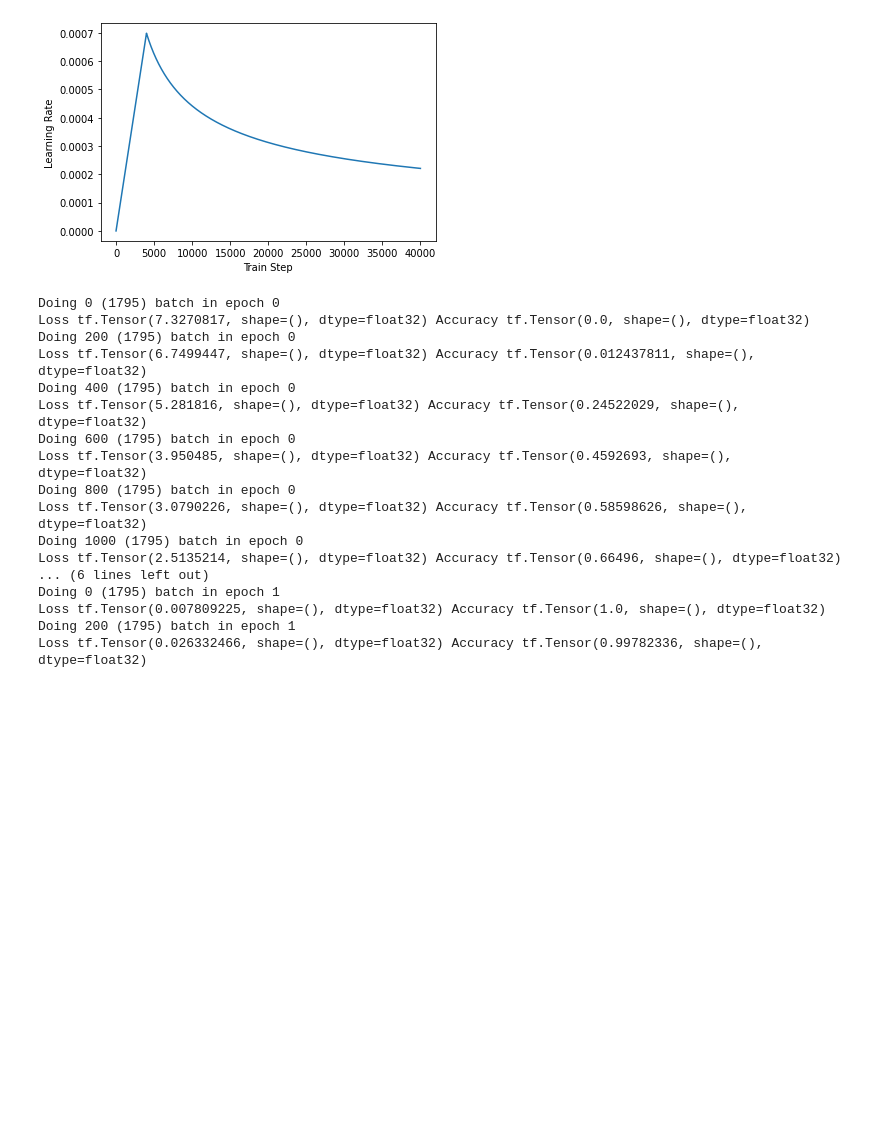
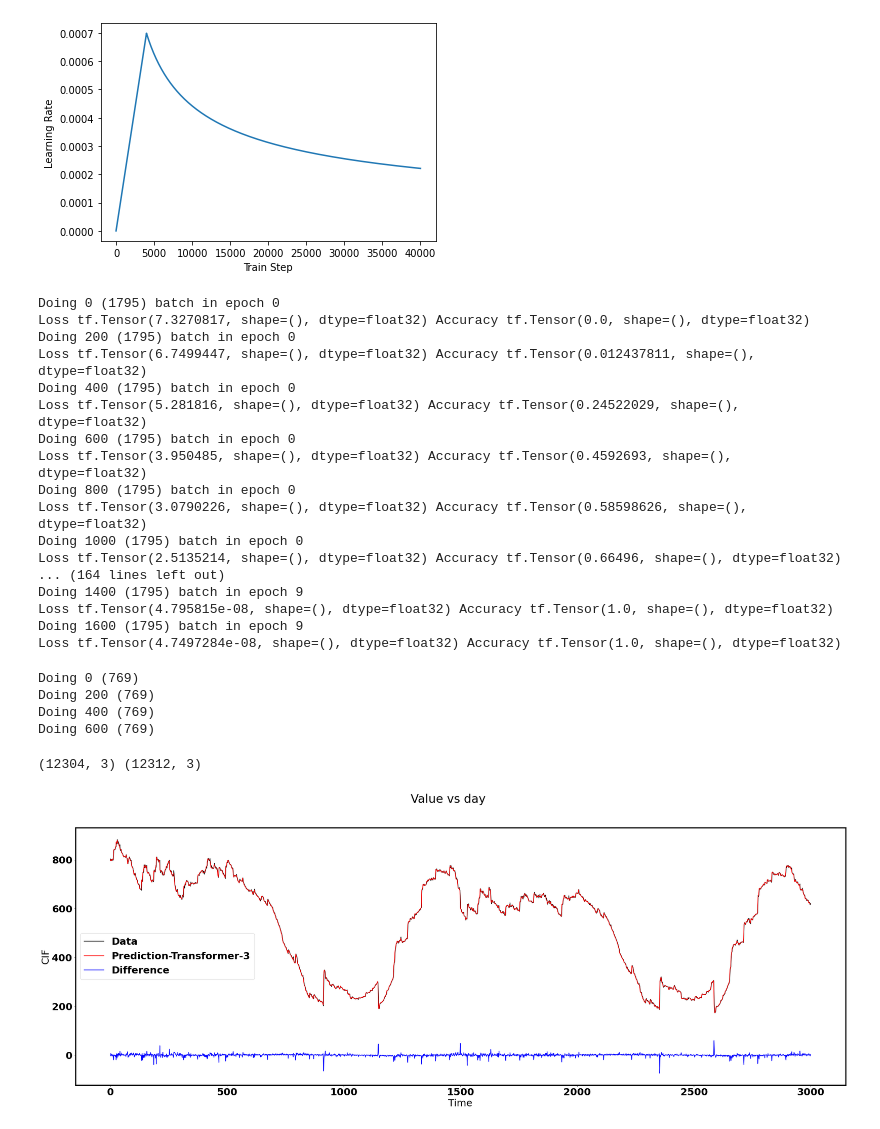
Before and after one commit to peraktong/Passion, a Jupyter notebook: TS_Transformer_master_v1.ipynb, the cells around one changed output. Cells and saved outputs as stored; diff of their text form; code cells hidden in the pictures; blank space fills up the shorter version.

Commit message:
The regressor Transformer :)

```diff
--- a/TS_Transformer_master_v1.ipynb
+++ b/TS_Transformer_master_v1.ipynb
@@ -558,6 +558,18 @@ def train_step(inp, tar):
     with tf.GradientTape() as tape:
         predictions, _ = transformer(inp, tar_inp, True, enc_padding_mask, combined_mask, dec_padding_mask)
         loss = loss_function(tar_real, predictions)
+        ## Optional: Add MSE error term. Since the number in SCCE doesn't make sense. Add MSE to punish far away dots like 0 and 999
+        predictions_id = tf.argmax(predictions, axis=-1)
+        """
+        value = float(tf.reduce_sum(tf.keras.losses.MSE(tar,predictions_id))/(1*batch))
+        # Avoid gradient exploding
+        if not value>0:
+            value=float(100000)
+
+        """
+        #loss+=float(tf.reduce_sum(tf.keras.losses.MSE(tar,predictions_id))/(10000*batch))
+
+
     gradients = tape.gradient(loss, transformer.trainable_variables)
     optimizer.apply_gradients(zip(gradients, transformer.trainable_variables))
 
@@ -599,22 +611,22 @@ Doing 800 (1795) batch in epoch 0
 Loss tf.Tensor(3.0790226, shape=(), dtype=float32) Accuracy tf.Tensor(0.58598626, shape=(), dtype=float32)
 Doing 1000 (1795) batch in epoch 0
 Loss tf.Tensor(2.5135214, shape=(), dtype=float32) Accuracy tf.Tensor(0.66496, shape=(), dtype=float32)
-... (6 lines left out)
-Doing 0 (1795) batch in epoch 1
-Loss tf.Tensor(0.007809225, shape=(), dtype=float32) Accuracy tf.Tensor(1.0, shape=(), dtype=float32)
-Doing 200 (1795) batch in epoch 1
-Loss tf.Tensor(0.026332466, shape=(), dtype=float32) Accuracy tf.Tensor(0.99782336, shape=(), dtype=float32)
+... (164 lines left out)
+Doing 1400 (1795) batch in epoch 9
+Loss tf.Tensor(4.795815e-08, shape=(), dtype=float32) Accuracy tf.Tensor(1.0, shape=(), dtype=float32)
+Doing 1600 (1795) batch in epoch 9
+Loss tf.Tensor(4.7497284e-08, shape=(), dtype=float32) Accuracy tf.Tensor(1.0, shape=(), dtype=float32)
 # %%
 # testing:
 N_test = len(y_test)
 
-y_pred_all = []
+
 for i in range(N_test//batch):
     if i%200==0:
             print("Doing %d (%d)"%(i,N_test//batch))
 
     inp, tar=X_test[batch*i:min(batch*i+batch,N),:,0],y_test[batch*i:min(batch*i+batch,N)]
-    tar = np.atleast_2d(tar).T
+    tar = tar
     tar_inp = tar
     tar_real = tar
 
@@ -626,37 +638,56 @@ for i in range(N_test//batch):
                                                  enc_padding_mask,
                                                  combined_mask,
                                                  dec_padding_mask)
-    y_pred_all.append(tf.cast(tf.argmax(predictions, axis=-1), tf.int32))
+    if i==0:
+        y_pred_all = tf.cast(tf.argmax(predictions, axis=-1), tf.int32)
+    else:
+        y_pred_all = np.r_[y_pred_all,tf.cast(tf.argmax(predictions, axis=-1), tf.int32)]
+
+
+
+y_pred_all = np.array(y_pred_all)
+# %% [output]
+Doing 0 (769)
+Doing 200 (769)
+Doing 400 (769)
+Doing 600 (769)
+# %%
+
+print(y_pred_all.shape,y_test.shape)
+# %% [output]
+(12304, 3) (12312, 3)
 # %%
 # plot:
-
+y_test = y_test[:y_pred_all.shape[0]]
 import matplotlib
 from matplotlib.pylab import rc
 
 
 font = {'family': 'normal','weight': 'bold',
         'size': 25}
 
 matplotlib.rc('font', **font)
 rc('axes', linewidth=3)
 
-plt.plot(y_test[:3000],"k",label="Data")
-plt.plot(y_pred_all[:3000],"r",label="Prediction-Transformer")
-diff = y_test[:3000]-y_pred_all[:3000]
+plt.plot(y_test[:3000,0],"k",label="Data")
+plt.plot(np.nanmedian(y_pred_all[:3000],axis=1),"r",label="Prediction-Transformer-3")
+diff = y_test[:3000,0]-np.nanmedian(y_pred_all[:3000],axis=1)
 plt.plot(diff,"b",label="Difference")
 
 plt.xlabel("Time")
 plt.ylabel(r"CIF")
 plt.suptitle("Value vs day")
 
 fig = matplotlib.pyplot.gcf()
 plt.legend()
 
 fig.set_size_inches(35,12)
 
 save_path = plot_path + "Transformer_CIF_short" + ".png"
 
 fig.savefig(save_path, dpi=200)
+# %% [output]
+[figure, added]
 # %%
 
 
```
Also changed, not shown: parts of 10 cells of this notebook, 9 other files.
